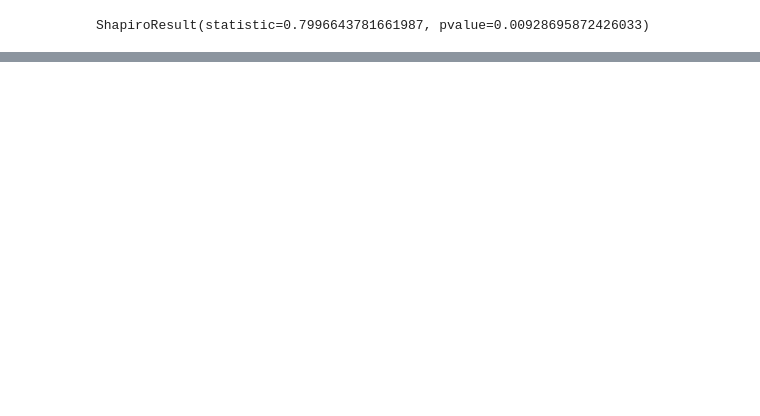
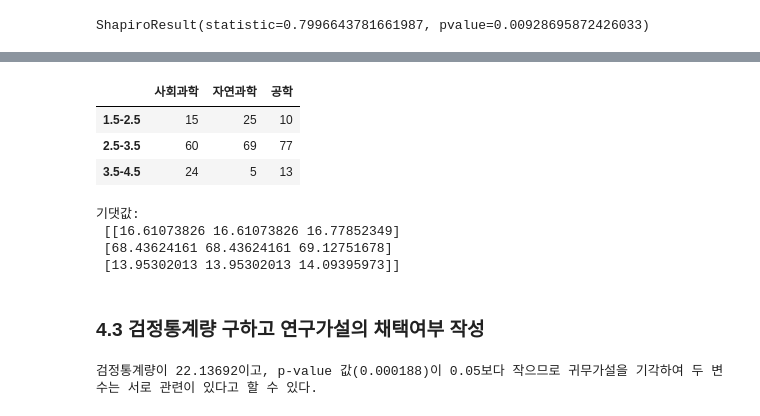
Before and after one commit to Park-Young-Bin/ADP_code, a Jupyter notebook: 23회 기출.ipynb, the cells around one changed output, grey strips where cells are left out. Saved outputs shown, nothing was run; the diff lists cells and outputs as text; code cells hidden in the pictures; blank space fills up the shorter version.

```diff
--- a/23회 기출.ipynb
+++ b/23회 기출.ipynb
@@ -391,0 +510,25 @@ ShapiroResult(statistic=0.7996643781661987, pvalue=0.00928695872426033)
+# %%
+df = pd.DataFrame({'사회과학':[15,60,24],'자연과학':[25,69,5],'공학':[10,77,13]})
+df.index = ['1.5-2.5','2.5-3.5','3.5-4.5']
+df
+# %% [output]
+|  | 사회과학 | 자연과학 | 공학 |
+| 1.5-2.5 | 15 | 25 | 10 |
+| 2.5-3.5 | 60 | 69 | 77 |
+| 3.5-4.5 | 24 | 5 | 13 |
+# %%
+import scipy.stats as stats
+s, p, dff, expects = stats.chi2_contingency(df)
+print('기댓값:\n', expects)
+# %% [output]
+기댓값:
+ [[16.61073826 16.61073826 16.77852349]
+ [68.43624161 68.43624161 69.12751678]
+ [13.95302013 13.95302013 14.09395973]]
+# %% [markdown]
+### 4.3 검정통계량 구하고 연구가설의 채택여부 작성
+# %%
+print(f'검정통계량이 {round(s, 5)}이고, p-value 값({round(p,6)})이 0.05보다 작으므로 \
+귀무가설을 기각하여 두 변수는 서로 관련이 있다고 할 수 있다.')
+# %% [output]
+검정통계량이 22.13692이고, p-value 값(0.000188)이 0.05보다 작으므로 귀무가설을 기각하여 두 변수는 서로 관련이 있다고 할 수 있다.
```
Also changed, not shown: parts of 13 cells of this notebook.
